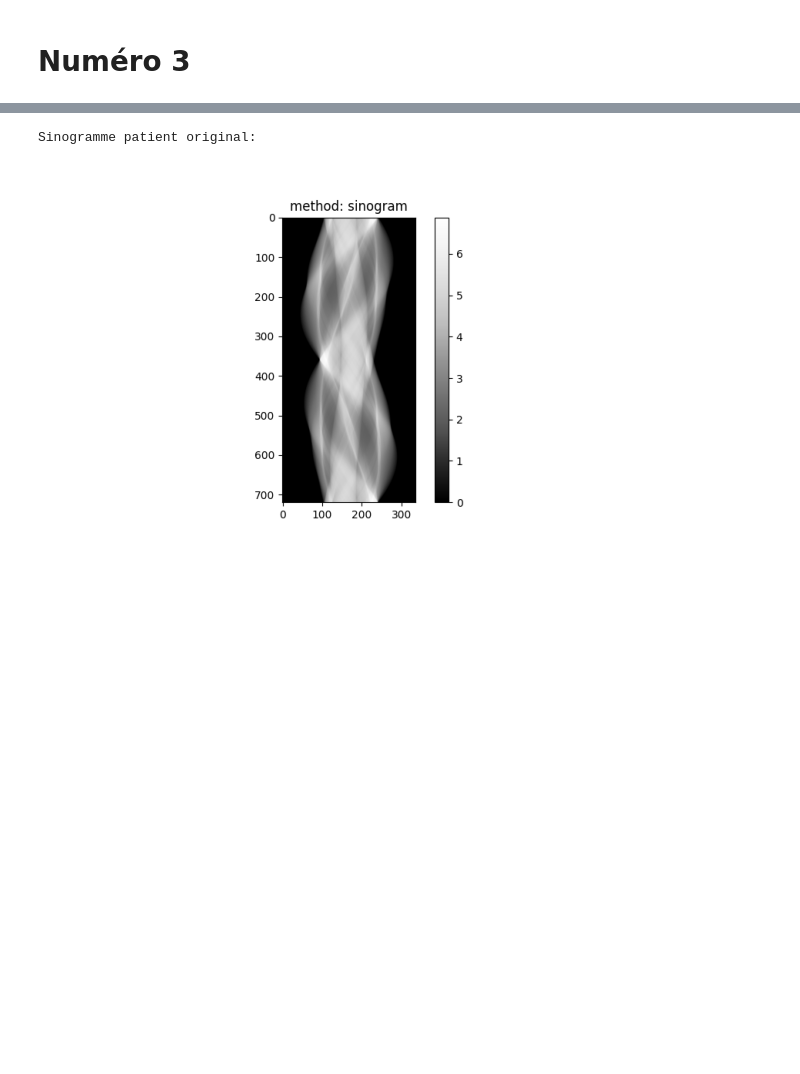
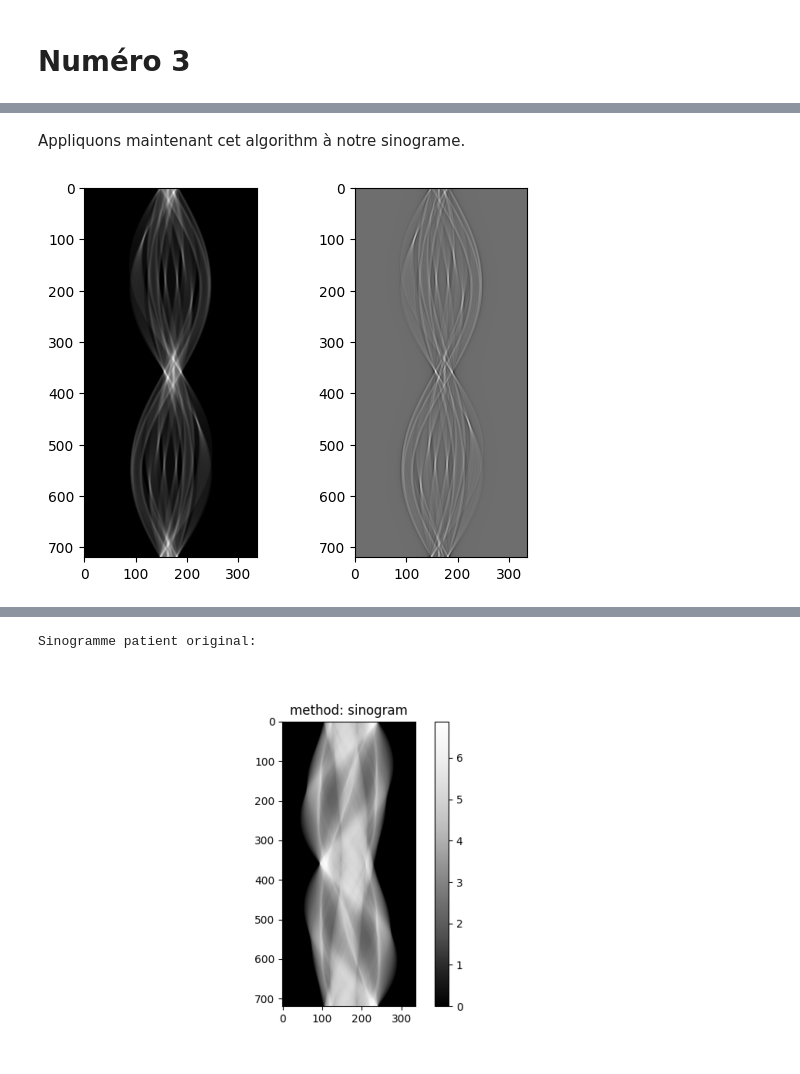
Before and after one commit to thcha67/tp_phys_num, a Jupyter notebook: TP2_ThomasC_SimonG_LaurentE/TP2_ThomasC_SimonG_LaurentE.ipynb, the cells around one changed output, grey strips where cells are left out. Drawn from its saved outputs; the diff is of its cells as text; code cells hidden in the pictures; blank space fills up the shorter version.

```diff
--- a/TP2_ThomasC_SimonG_LaurentE/TP2_ThomasC_SimonG_LaurentE.ipynb
+++ b/TP2_ThomasC_SimonG_LaurentE/TP2_ThomasC_SimonG_LaurentE.ipynb
@@ -87,0 +238,40 @@ Il faut certainement améliorer l'image obtenue si l'on veut pouvoir utiliser le
+# %%
+## filtrer le sinogramme
+## ligne par ligne
+def filterSinogram(sinogram):
+    for i in range(sinogram.shape[0]):
+        sinogram[i] = filterLine(sinogram[i])
+    return sinogram
+
+## filter une ligne (projection) via FFT
+def filterLine(projection):
+    fft_proj = np.fft.fft(projection)
+    fft_proj = np.fft.fftshift(fft_proj)
+
+    freqs = np.fft.fftfreq(len(projection))
+
+    # filtre en rampe
+    ramp = np.abs(freqs)
+    ramp = 1 - ramp/np.max(ramp)
+
+    # appliquer le filtre
+    fft_proj = fft_proj*ramp
+
+    # retourner dans l'espace des fréquences
+    fft_proj = np.fft.ifftshift(fft_proj)
+    filtered_proj = np.fft.ifft(fft_proj)
+
+    return np.real(filtered_proj)
+# %% [markdown]
+Appliquons maintenant cet algorithm à notre sinograme.
+# %%
+## visualiser le sinogramme avant et après filtrage
+[_, _, sinogram] = readInput(geo.dataDir + geo.anglesFile, geo.dataDir + geo.pwSinogramFile)
+plt.subplot(1, 2, 1)
+plt.imshow(sinogram, cmap='gray')
+sinogram = filterSinogram(sinogram)
+plt.subplot(1, 2, 2)
+plt.imshow(sinogram, cmap='gray')
+plt.show()
+# %% [output]
+[figure, added]
```
Also changed, not shown: parts of 16 cells of this notebook, 6 other files.
